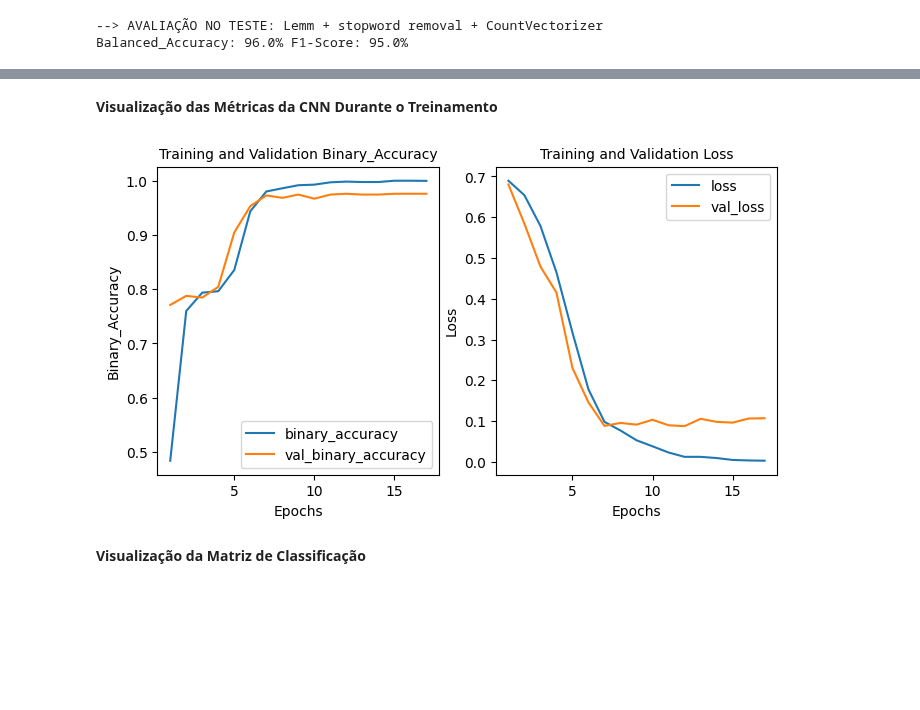
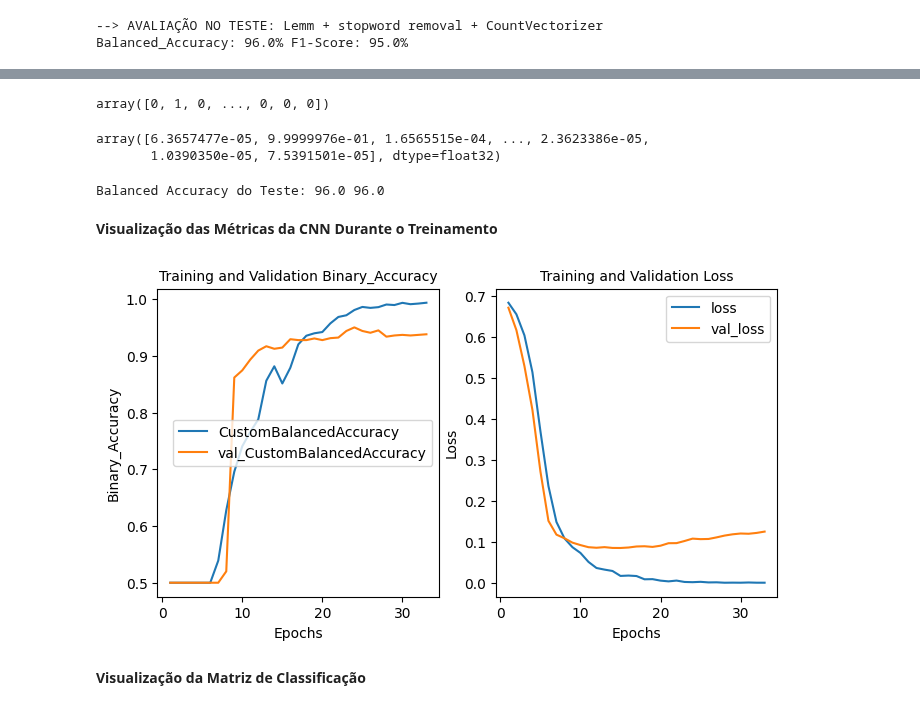
Before and after one commit to DanielaSenna/spam-detection, a Jupyter notebook: spam-detection.ipynb, the cells around one changed output, grey strips where cells are left out. Drawn from its saved outputs; the diff is of its cells as text; code cells hidden in the pictures; blank space fills up the shorter version.

```diff
--- a/spam-detection.ipynb
+++ b/spam-detection.ipynb
@@ -761,3 +790,0 @@ array(['ham', 'ham', 'ham', ..., 'ham', 'ham', 'ham'], dtype=object)
-# %%
-# Treino e Validação
-X_train_cnn, X_valid_cnn, y_train_cnn, y_valid_cnn = train_test_split(X_train_cnn, y_train_cnn, test_size=0.15, random_state=42, stratify=y_train_cnn)
@@ -784,23 +815,30 @@ X_valid_4_cnn = text_processing(X_valid_cnn, False, 'S')
 # %% [markdown]
 **Tokenização - convertendo dados textuais em uma representação numérica**
 # %%
-def tokenizer(X_train, X_valid, X_test):
+def tokenizer(X_train, X_test):
     tokenizer = Tokenizer(oov_token="<OOV>")
     tokenizer.fit_on_texts(X_train)
 
     sequences_train = tokenizer.texts_to_sequences(X_train)
-    sequences_valid = tokenizer.texts_to_sequences(X_valid)
+    #sequences_valid = tokenizer.texts_to_sequences(X_valid)
     sequences_test = tokenizer.texts_to_sequences(X_test)
 
     word_index = tokenizer.word_index
     vocab_size = len(word_index) + 1
 
-    return sequences_train, sequences_valid, sequences_test, vocab_size, word_index
+    return sequences_train, sequences_test, vocab_size, word_index
+    #return sequences_train, sequences_valid, sequences_test, vocab_size, word_index
 # %%
-sequences_train_1, sequences_valid_1, sequences_test_1, vocab_size_1, word_index_1 = tokenizer(X_train_1_cnn, X_valid_1_cnn, X_test_1_cnn)
-sequences_train_2, sequences_valid_2, sequences_test_2, vocab_size_2, word_index_2 = tokenizer(X_train_2_cnn, X_valid_2_cnn, X_test_2_cnn)
-sequences_train_3, sequences_valid_3, sequences_test_3, vocab_size_3, word_index_3 = tokenizer(X_train_3_cnn, X_valid_3_cnn, X_test_3_cnn)
-sequences_train_4, sequences_valid_4, sequences_test_4, vocab_size_4, word_index_4 = tokenizer(X_train_4_cnn, X_valid_4_cnn, X_test_4_cnn)
+sequences_train_1, sequences_test_1, vocab_size_1, word_index_1 = tokenizer(X_train_1_cnn, X_test_1_cnn)
+sequences_train_2, sequences_test_2, vocab_size_2, word_index_2 = tokenizer(X_train_2_cnn, X_test_2_cnn)
+sequences_train_3, sequences_test_3, vocab_size_3, word_index_3 = tokenizer(X_train_3_cnn, X_test_3_cnn)
+sequences_train_4, sequences_test_4, vocab_size_4, word_index_4 = tokenizer(X_train_4_cnn, X_test_4_cnn)
+
+
+#sequences_train_1, sequences_valid_1, sequences_test_1, vocab_size_1, word_index_1 = tokenizer(X_train_1_cnn, X_valid_1_cnn, X_test_1_cnn)
+#sequences_train_2, sequences_valid_2, sequences_test_2, vocab_size_2, word_index_2 = tokenizer(X_train_2_cnn, X_valid_2_cnn, X_test_2_cnn)
+#sequences_train_3, sequences_valid_3, sequences_test_3, vocab_size_3, word_index_3 = tokenizer(X_train_3_cnn, X_valid_3_cnn, X_test_3_cnn)
+#sequences_train_4, sequences_valid_4, sequences_test_4, vocab_size_4, word_index_4 = tokenizer(X_train_4_cnn, X_valid_4_cnn, X_test_4_cnn)
 # %%
 print(sequences_train_1)
 # %% [output]
@@ -1076,18 +1110,18 @@ def cnn(vocab_size, max_length, padded_train, y_train, padded_valid, y_valid):
 # %%
 #Lemm + stopword removal
 print("--> Lemm + stopword removal")
-model_1_cnn, history_1 = cnn(vocab_size_1, max_length, padded_train_1, y_train_cnn, padded_valid_1, y_valid_cnn)
+model_cnn_1 = cnn(vocab_size_1, max_length, padded_train_1, y_train_cnn, padded_test_1, y_test_cnn)
 
 #Lemm + no stopword removal
 print("\n--> Lemm + no stopword removal")
-model_2_cnn, history_2 = cnn(vocab_size_2, max_length, padded_train_2, y_train_cnn, padded_valid_2, y_valid_cnn)
+model_cnn_2 = cnn(vocab_size_2, max_length, padded_train_2, y_train_cnn, padded_test_2, y_test_cnn)
 
 #Stem + stopword removal
 print("\n--> Stem + stopword removal")
-model_3_cnn, history_3 = cnn(vocab_size_3, max_length, padded_train_3, y_train_cnn, padded_valid_3, y_valid_cnn)
+model_cnn_3 = cnn(vocab_size_3, max_length, padded_train_3, y_train_cnn, padded_test_3, y_test_cnn)
 
 #Stem + no stopword removal
 print("\n--> Stem + no stopword removal")
-model_4_cnn, history_4 = cnn(vocab_size_4, max_length, padded_train_4, y_train_cnn, padded_valid_4, y_valid_cnn)
+model_cnn_4 = cnn(vocab_size_4, max_length, padded_train_4, y_train_cnn, padded_test_4, y_test_cnn)
 # %% [output]
 --> Lemm + stopword removal
@@ -1162,32 +1234,60 @@ Balanced_Accuracy: 95.0% F1-Score: 93.0%
+# %%
+y_test_cnn
+# %% [output]
+array([0, 1, 0, ..., 0, 0, 0])
+# %%
+np.reshape(ytest, -1)
+# %% [output]
+array([6.3657477e-05, 9.9999976e-01, 1.6565515e-04, ..., 2.3623386e-05,
+       1.0390350e-05, 7.5391501e-05], dtype=float32)
+# %%
+# Scikit-Learn
+bal_acc_test_sc = np.round(balanced_accuracy_score(y_test_cnn, to_labels(np.reshape(ytest, -1), model_cnn_3.best_threshold_)), 2)*100
+bal_acc_train_sc = np.round(balanced_accuracy_score(y_train_cnn, to_labels(np.reshape(ytrain, -1), model_cnn_3.best_threshold_)), 2)*100
+
+# Métrica Customizada
+m = CustomBalancedAccuracyA(model_cnn_3.best_threshold_)
+m.update_state(y_test_cnn, ytest)
+bal_acc_test_cm = tf.keras.ops.round(tf.convert_to_tensor(m.result().numpy(), dtype=tf.float64), 2)*100
+
+m = CustomBalancedAccuracyA(model_cnn_3.best_threshold_)
+m.update_state(y_train_cnn, ytrain)
+bal_acc_train_cm = tf.keras.ops.round(tf.convert_to_tensor(m.result().numpy(), dtype=tf.float64), 2)*100
+
+
+#print(f"Balanced Accuracy do Treino: {bal_acc_train_sc} {bal_acc_train_cm}")
+print(f"Balanced Accuracy do Teste: {bal_acc_test_sc} {bal_acc_test_cm}")
+# %% [output]
+Balanced Accuracy do Teste: 96.0 96.0
 # %% [markdown]
 **Visualização das Métricas da CNN Durante o Treinamento**
 # %%
 fig, ax = plt.subplots(1, 2, figsize=(8,4))
 
-acc = history_cnn.history['binary_accuracy']
-val_acc = history_cnn.history['val_binary_accuracy']
-loss = history_cnn.history['loss']
-val_loss = history_cnn.history['val_loss']
+acc = history.history['CustomBalancedAccuracy']
+val_acc = history.history['val_CustomBalancedAccuracy']
+loss = history.history['loss']
+val_loss = history.history['val_loss']
 
 epochs = range(1, len(acc) + 1)
 
 sns.lineplot(x=epochs, y=loss, ax=ax[1], label='loss')
 sns.lineplot(x=epochs, y=val_loss, ax=ax[1], label='val_loss')
 ax[1].set_title("Training and Validation Loss", size=10)
 ax[1].set_xlabel('Epochs')
 ax[1].set_ylabel('Loss')
 
 
-sns.lineplot(x=epochs, y=acc, ax=ax[0], label='binary_accuracy')
-sns.lineplot(x=epochs, y=val_acc, ax=ax[0], label='val_binary_accuracy')
+sns.lineplot(x=epochs, y=acc, ax=ax[0], label='CustomBalancedAccuracy')
+sns.lineplot(x=epochs, y=val_acc, ax=ax[0], label='val_CustomBalancedAccuracy')
 ax[0].set_title("Training and Validation Binary_Accuracy", size=10)
 ax[0].set_xlabel('Epochs')
 ax[0].set_ylabel('Binary_Accuracy')
 
 
 plt.show()
 # %% [output]
-[figure, old version]
+[figure, new version]
 # %% [markdown]
 **Visualização da Matriz de Classificação**
 # %%
```
Also changed, not shown: parts of 41 cells of this notebook.
